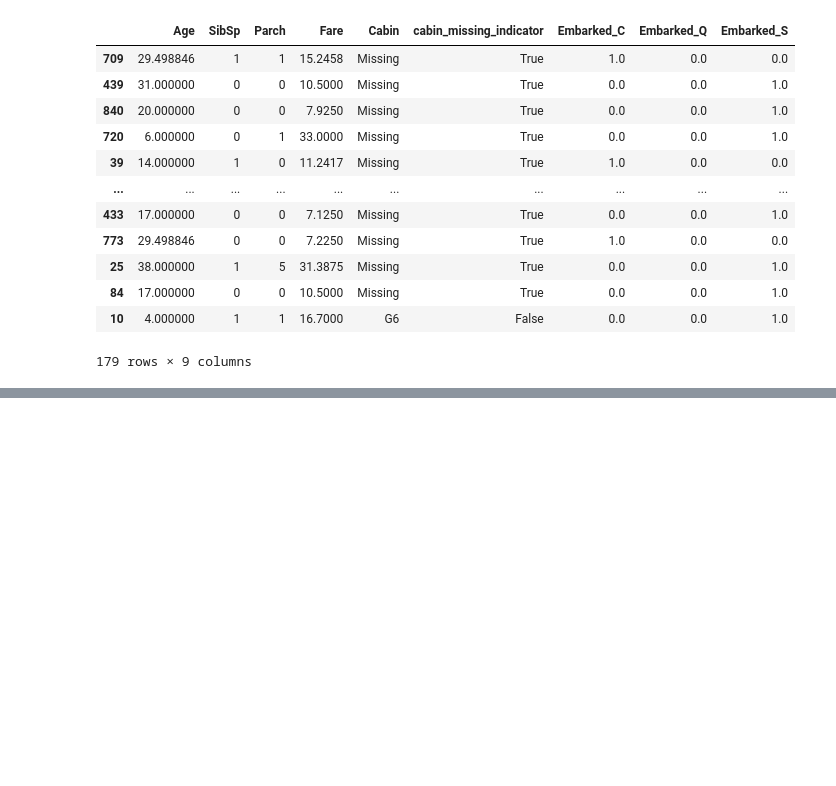
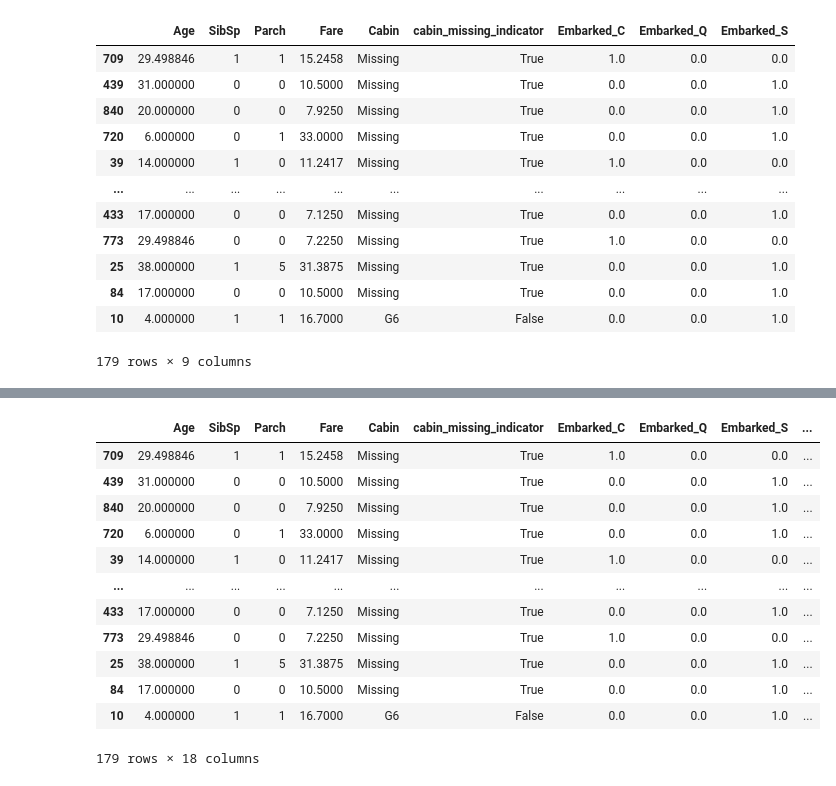
Before and after one commit to SamiulIslam007/phitron-machine-learning-practice, a Jupyter notebook: feature_engineering.ipynb, the cells around one changed output, grey strips where cells are left out. Saved outputs shown, nothing was run; the diff lists cells and outputs as text; code cells hidden in the pictures; blank space fills up the shorter version.

Commit message:
Practicing encoding with the cabin features and label encoding

```diff
--- a/feature_engineering.ipynb
+++ b/feature_engineering.ipynb
@@ -781,0 +800,4 @@ X_test
+# %%
+X_train['Cabin_Deck'] = X_train['Cabin'].astype(str).str[0]
+
+X_train
@@ -781,0 +832,13 @@ X_test
+# %%
+X_test['Cabin_Deck'] = X_test['Cabin'].astype(str).str[0]
+# %%
+cabin_deck_ohe = OneHotEncoder(sparse_output=False, drop='first').set_output(transform='pandas')
+
+cabin_deck_ohe.fit(X_train[['Cabin_Deck']])
+
+
+encoded_df = cabin_deck_ohe.transform(X_train[['Cabin_Deck']])
+
+X_train = pd.concat([X_train, encoded_df], axis=1)
+
+X_train
@@ -781,0 +859,20 @@ X_test
+# %%
+encoded_df = cabin_deck_ohe.transform(X_test[['Cabin_Deck']])
+
+X_test = pd.concat([X_test, encoded_df], axis=1)
+
+X_test
+# %% [output]
+|  | Age | SibSp | Parch | Fare | Cabin | cabin_missing_indicator | Embarked_C | Embarked_Q | Embarked_S | ... |
+| 709 | 29.498846 | 1 | 1 | 15.2458 | Missing | True | 1.0 | 0.0 | 0.0 | ... |
+| 439 | 31.000000 | 0 | 0 | 10.5000 | Missing | True | 0.0 | 0.0 | 1.0 | ... |
+| 840 | 20.000000 | 0 | 0 | 7.9250 | Missing | True | 0.0 | 0.0 | 1.0 | ... |
+| 720 | 6.000000 | 0 | 1 | 33.0000 | Missing | True | 0.0 | 0.0 | 1.0 | ... |
+| 39 | 14.000000 | 1 | 0 | 11.2417 | Missing | True | 1.0 | 0.0 | 0.0 | ... |
+| ... | ... | ... | ... | ... | ... | ... | ... | ... | ... | ... |
+| 433 | 17.000000 | 0 | 0 | 7.1250 | Missing | True | 0.0 | 0.0 | 1.0 | ... |
+| 773 | 29.498846 | 0 | 0 | 7.2250 | Missing | True | 1.0 | 0.0 | 0.0 | ... |
+| 25 | 38.000000 | 1 | 5 | 31.3875 | Missing | True | 0.0 | 0.0 | 1.0 | ... |
+| 84 | 17.000000 | 0 | 0 | 10.5000 | Missing | True | 0.0 | 0.0 | 1.0 | ... |
+| 10 | 4.000000 | 1 | 1 | 16.7000 | G6 | False | 0.0 | 0.0 | 1.0 | ... |
+179 rows × 18 columns
```
Also changed, not shown: parts of 12 cells of this notebook.
